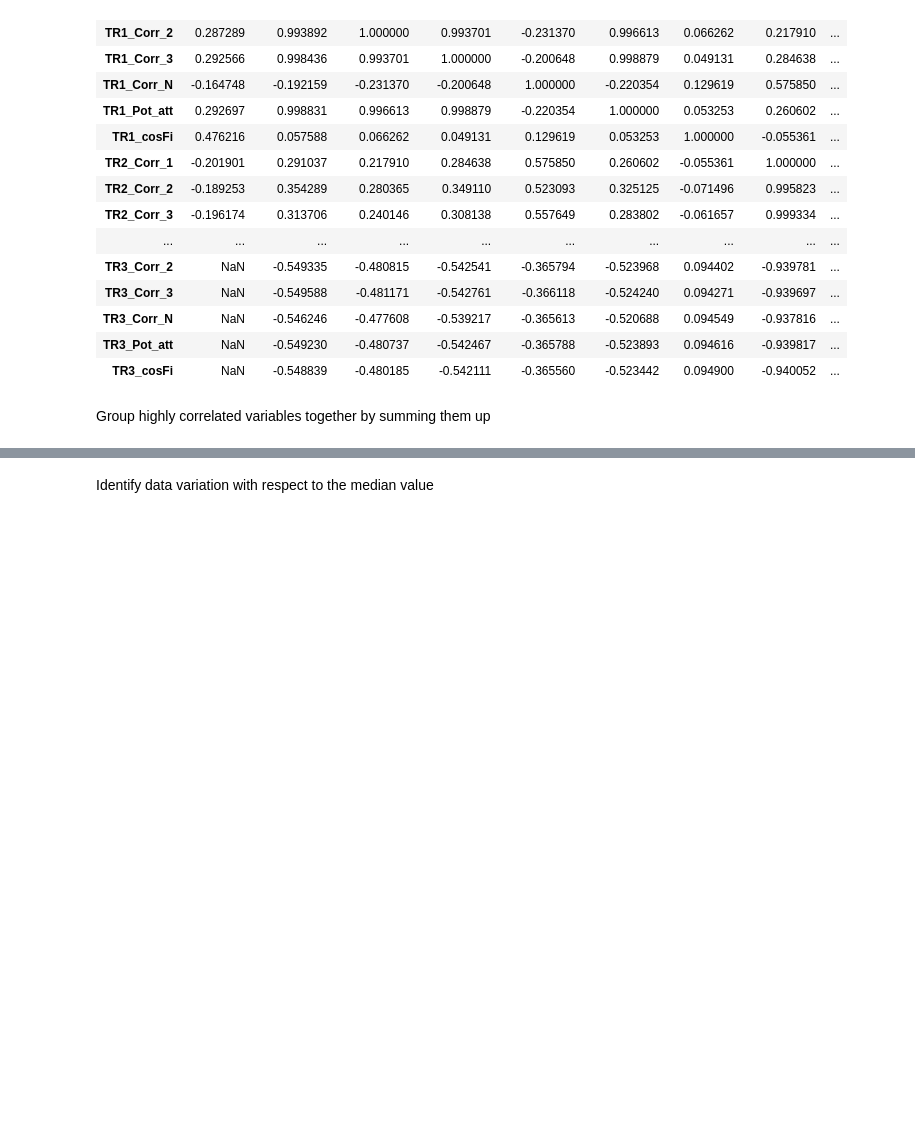
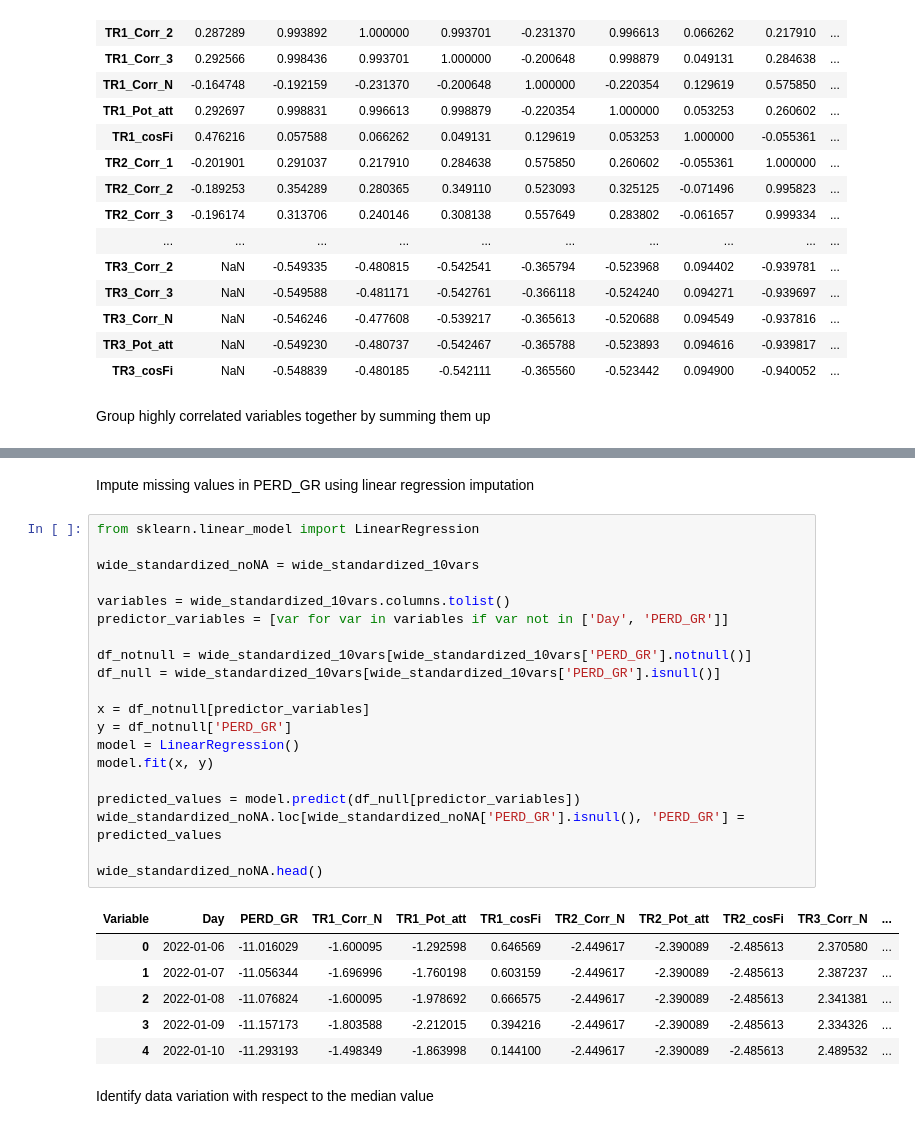
Before and after one commit to Matt17BR/ml4ds2324_cluster_analysis, a Jupyter notebook: scripts/exploratory_data_analysis.ipynb, the cells around one changed output, grey strips where cells are left out. Drawn from its saved outputs; the diff is of its cells as text; blank space fills up the shorter version.

```diff
--- a/scripts/exploratory_data_analysis.ipynb
+++ b/scripts/exploratory_data_analysis.ipynb
@@ -293,3 +293,32 @@ wide_std_10vars.tail()
+# %% [markdown]
+Impute missing values in PERD_GR using linear regression imputation
+# %%
+from sklearn.linear_model import LinearRegression
+
+wide_standardized_noNA = wide_standardized_10vars
+
+variables = wide_standardized_10vars.columns.tolist()
+predictor_variables = [var for var in variables if var not in ['Day', 'PERD_GR']]
+
+df_notnull = wide_standardized_10vars[wide_standardized_10vars['PERD_GR'].notnull()]
+df_null = wide_standardized_10vars[wide_standardized_10vars['PERD_GR'].isnull()]
+
+x = df_notnull[predictor_variables]
+y = df_notnull['PERD_GR']
+model = LinearRegression()
+model.fit(x, y)
+
+predicted_values = model.predict(df_null[predictor_variables])
+wide_standardized_noNA.loc[wide_standardized_noNA['PERD_GR'].isnull(), 'PERD_GR'] = predicted_values
+
+wide_standardized_noNA.head()
+# %% [output]
+| Variable | Day | PERD_GR | TR1_Corr_N | TR1_Pot_att | TR1_cosFi | TR2_Corr_N | TR2_Pot_att | TR2_cosFi | TR3_Corr_N | ... |
+| 0 | 2022-01-06 | -11.016029 | -1.600095 | -1.292598 | 0.646569 | -2.449617 | -2.390089 | -2.485613 | 2.370580 | ... |
+| 1 | 2022-01-07 | -11.056344 | -1.696996 | -1.760198 | 0.603159 | -2.449617 | -2.390089 | -2.485613 | 2.387237 | ... |
+| 2 | 2022-01-08 | -11.076824 | -1.600095 | -1.978692 | 0.666575 | -2.449617 | -2.390089 | -2.485613 | 2.341381 | ... |
+| 3 | 2022-01-09 | -11.157173 | -1.803588 | -2.212015 | 0.394216 | -2.449617 | -2.390089 | -2.485613 | 2.334326 | ... |
+| 4 | 2022-01-10 | -11.293193 | -1.498349 | -1.863998 | 0.144100 | -2.449617 | -2.390089 | -2.485613 | 2.489532 | ... |
 # %% [markdown]
 Identify data variation with respect to the median value
 # %%
```
Also changed, not shown: parts of 7 cells of this notebook.
